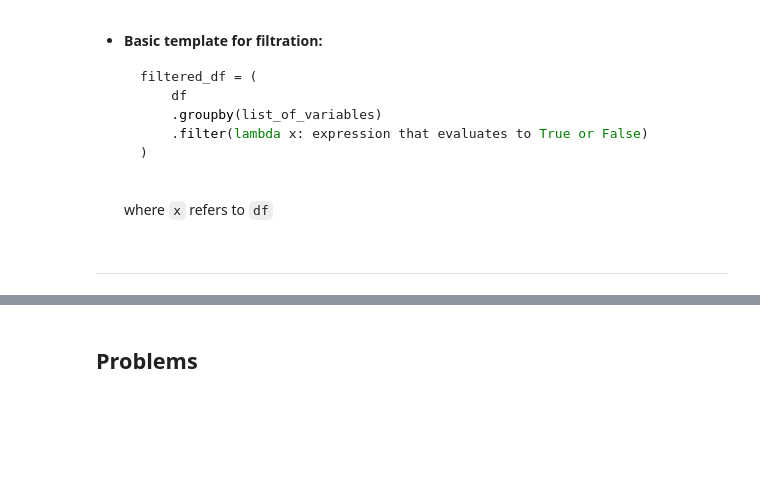
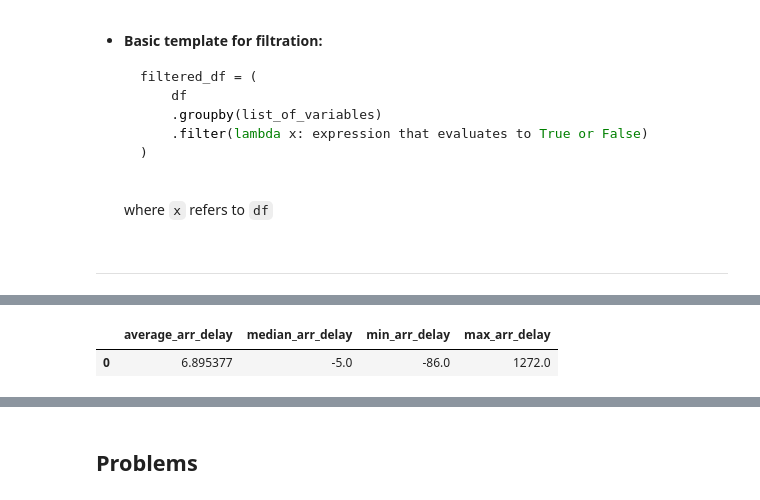
Before and after one commit to usna-dwv/lesson-split-apply-combine, a Jupyter notebook: Lesson 16 Split-Apply-Combine in Pandas.ipynb, the cells around one changed output, grey strips where cells are left out. Cells and saved outputs as stored; diff of their text form; code cells hidden in the pictures; blank space fills up the shorter version.

```diff
--- a/Lesson 16 Split-Apply-Combine in Pandas.ipynb
+++ b/Lesson 16 Split-Apply-Combine in Pandas.ipynb
@@ -426,0 +442,16 @@ busy_dest_df
+# %%
+# Solution
+(
+    df
+    .groupby(lambda r: True)
+    .agg(
+        average_arr_delay=('arr_delay', 'mean'),
+        median_arr_delay=('arr_delay', 'median'),
+        min_arr_delay=('arr_delay', 'min'),
+        max_arr_delay=('arr_delay', 'max')
+    )
+    .reset_index(drop=True)
+)
+# %% [output]
+|  | average_arr_delay | median_arr_delay | min_arr_delay | max_arr_delay |
+| 0 | 6.895377 | -5.0 | -86.0 | 1272.0 |
```
Also changed, not shown: parts of 11 cells of this notebook.
